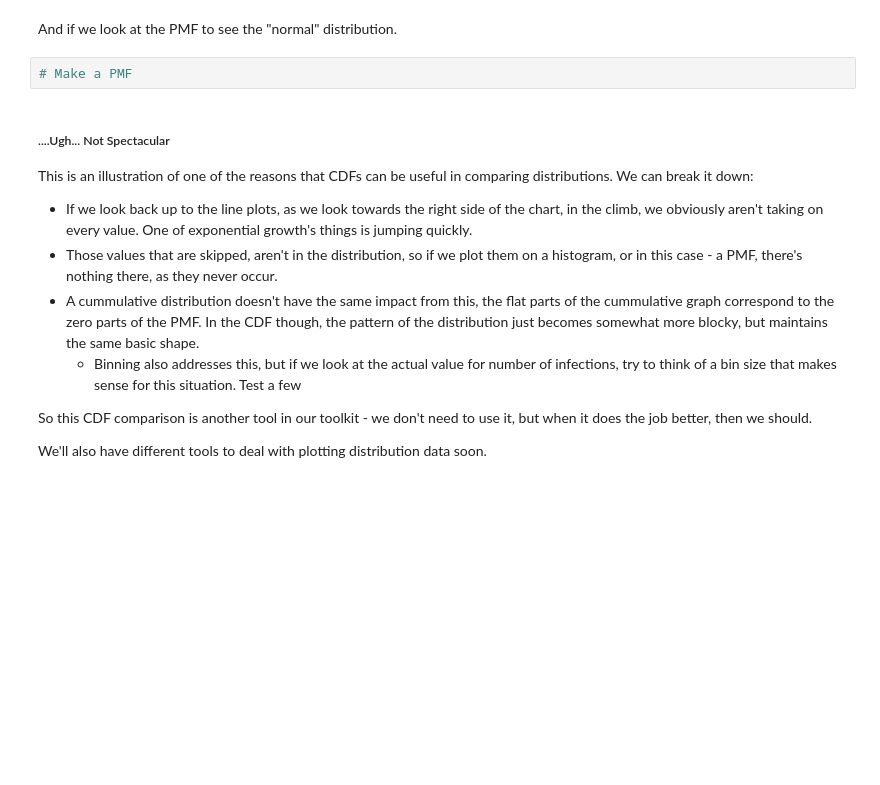
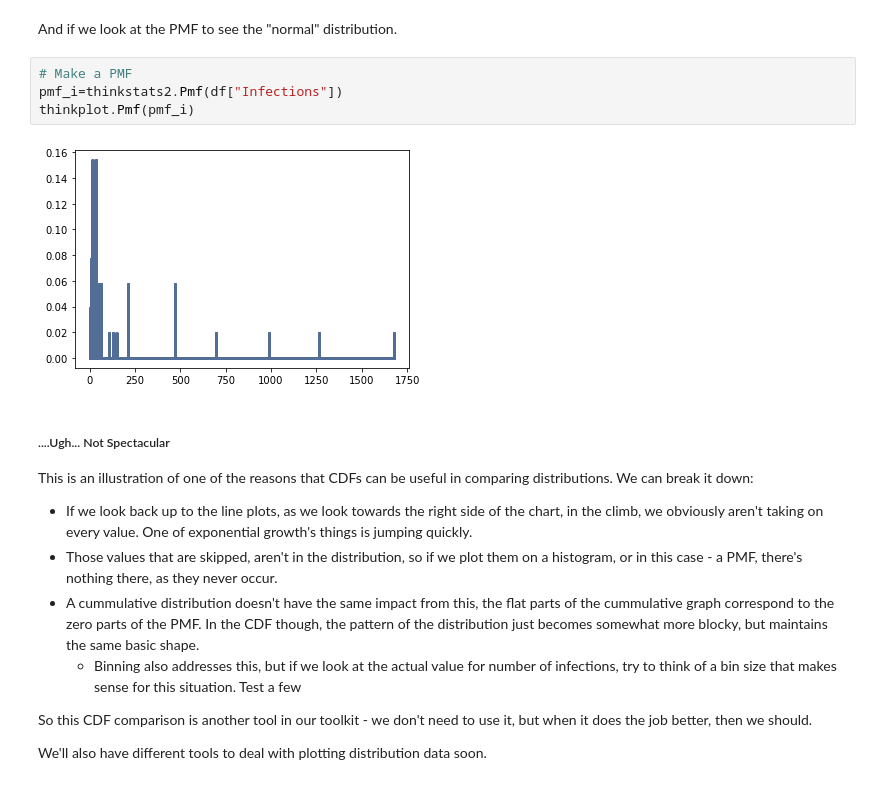
Before and after one commit to SidhST12/Basic_Stats_in_Python_Student_Workbooks, a Jupyter notebook: 007_DistributionsExample.ipynb, the cells around one changed output. Drawn from its saved outputs; the diff is of its cells as text; blank space fills up the shorter version.

```diff
--- a/007_DistributionsExample.ipynb
+++ b/007_DistributionsExample.ipynb
@@ -88,6 +128,10 @@ sns.ecdfplot(data=scipy.stats.expon.rvs(size=100, scale=np.std(df["Infections"])
 And if we look at the PMF to see the "normal" distribution.
 # %%
 # Make a PMF
+pmf_i=thinkstats2.Pmf(df["Infections"])
+thinkplot.Pmf(pmf_i)
+# %% [output]
+[figure, added]
 # %% [markdown]
 ##### ....Ugh... Not Spectacular
 
```
Also changed, not shown: parts of 19 cells of this notebook, 1 other file.
